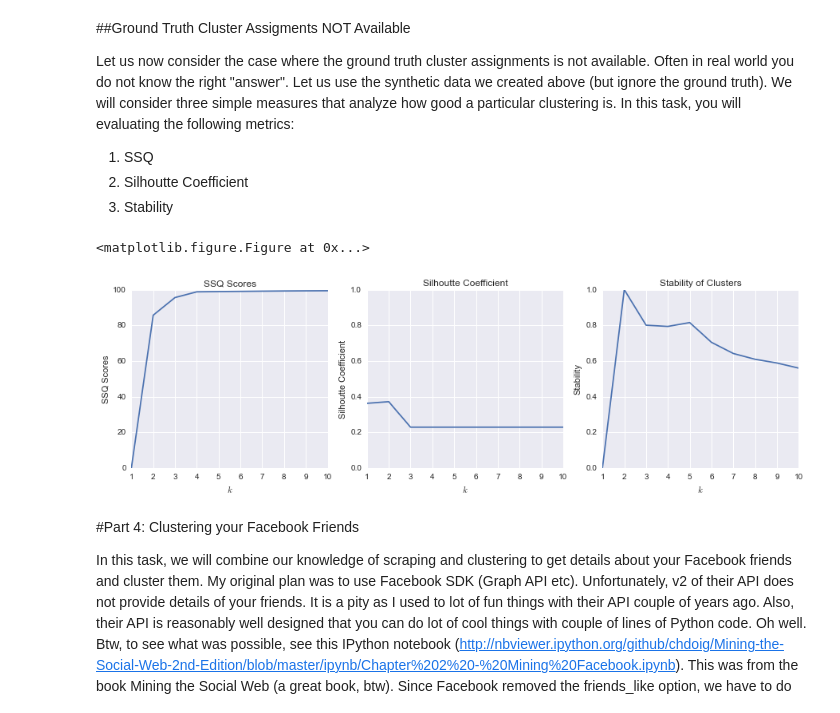
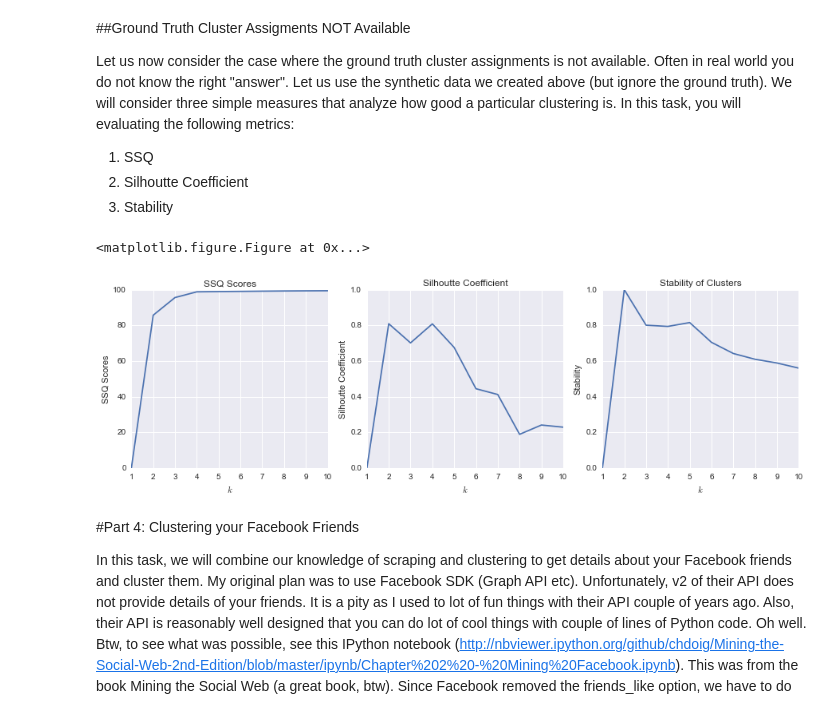
Before and after one commit to sreeharihegden/CSE-5334-Data-Mining, a Jupyter notebook: PA3/PA3_Clustering_DimensionalityReduction.ipynb, the cells around one changed output. Cells and saved outputs as stored; diff of their text form; code cells hidden in the pictures.

```diff
--- a/PA3/PA3_Clustering_DimensionalityReduction.ipynb
+++ b/PA3/PA3_Clustering_DimensionalityReduction.ipynb
@@ -852,27 +852,28 @@ t3a_adjusted_v_measure_scores = [0 for _ in t3_ind]
 for k in t3_ind:
 
     #Change below: Call KMeans with k clusters with k-means++ initialization and random state of 1234
-    t3a_kmeanspp = None
+    t3a_kmeanspp = KMeans(n_clusters=k,init='k-means++',random_state=1234)
+    t3a_kmeanspp.fit(t3_data)
     #Change below: Find the cluster assignments for the data
-    t3a_kmeanspp_cluster_assignments = None
+    t3a_kmeanspp_cluster_assignments = t3a_kmeanspp.labels_
 
     #Now let us compute the clustering score for each metric (use metrics.xyz for getting function xyz)
     # Watch out for the argument order (true, predicted)
 
     #Change below: compute the score based on ADJUSTED random index
-    t3a_adjusted_rand_index_scores[k-1] = None
+    t3a_adjusted_rand_index_scores[k-1] = metrics.adjusted_rand_score(t3_ground_truth, t3a_kmeanspp_cluster_assignments)
 
     #Change below: compute the score based on ADJUSTED mutual information score
-    t3a_adjusted_mutual_info_scores[k-1] = None
+    t3a_adjusted_mutual_info_scores[k-1] = metrics.adjusted_mutual_info_score(t3_ground_truth, t3a_kmeanspp_cluster_assignments)
 
     #Change below: compute the score based on homogeneity score
-    t3a_adjusted_homogeneity_scores[k-1] = None
+    t3a_adjusted_homogeneity_scores[k-1] = metrics.homogeneity_score(t3_ground_truth, t3a_kmeanspp_cluster_assignments)
 
     #Change below: compute the score based on completeness index
-    t3a_adjusted_completeness_scores[k-1] = None
+    t3a_adjusted_completeness_scores[k-1] = metrics.completeness_score(t3_ground_truth, t3a_kmeanspp_cluster_assignments)
 
     #Change below: compute the score based on v-measure index
-    t3a_adjusted_v_measure_scores[k-1] = None
+    t3a_adjusted_v_measure_scores[k-1] = metrics.v_measure_score(t3_ground_truth, t3a_kmeanspp_cluster_assignments)
 
 
 
@@ -939,59 +940,61 @@ t3b_stability_scores = [0 for _ in t3_ind]
 for k in t3_ind:
 
     #Change below: Call KMeans with k clusters with k-means++ initialization and random state of 1234
-    t3b_kmeanspp = None
+    t3b_kmeanspp = KMeans(n_clusters=k,init='k-means++',random_state=1234)
     #Change below: fit t3b_kmeanspp to data
-    t3b_kmeanspp_fitted = None
+    t3b_kmeanspp_fitted = t3b_kmeanspp.fit(t3_data)
     #Change below: Find the cluster assignments for the data
-    t3b_kmeanspp_cluster_assignments = None
+    t3b_kmeanspp_cluster_assignments = t3b_kmeanspp_fitted.labels_
 
 
     #Now let us compute the clustering score for each metric (use metrics.xyz for getting function xyz)
     # Watch out for the argument order (true, predicted)
 
     #Change below: compute ssq score using compute_ssq function
-    t3b_ssq_scores[k-1] = None
+    t3b_ssq_scores[k-1] = compute_ssq(t3_data, k, t3b_kmeanspp_fitted)
+
+    #Do not change: compute the score based on stability score
+    if k == 1: #Stability is defined for k >= 2
+        continue
 
     #Change below: compute the score based on silhouette_score with a sample size of 50
     #Note: do not set random state here - else it will give a constant score
     # Your results might look quite different from mine
-    t3b_silhoutte_coefficient_scores[k-1] = None
+    t3b_silhoutte_coefficient_scores[k-1] = metrics.silhouette_score(t3_data, t3b_kmeanspp_cluster_assignments, sample_size=50)
 
-    #Do not change: compute the score based on stability score
-    if k == 1: #Stability is defined for k >= 2
-        continue
+
 
     #Run k-means on a small sample , make predictions based on the sample centroids and see how stable they are
     np.random.seed(1234)
     t3b_stability_clusterings = [t3_kmeans_sample( t3_data, k, 0.5 ) for run in range(10)]
     t3b_stability_scores[k-1] = calc_pairwise_stability(t3b_stability_clusterings, metrics.adjusted_rand_score)
 
 
 
 #Do not change anything below
 plt.figure()
 fig,axes = plt.subplots(1, 3, figsize=(15,4))
 
 axes[0].plot(t3_ind, t3b_ssq_scores)
 axes[0].set_title('SSQ Scores')
 axes[0].set_xlabel('$k$')
 axes[0].set_ylabel('SSQ Scores')
 
 axes[1].plot(t3_ind, t3b_silhoutte_coefficient_scores)
 axes[1].set_title('Silhoutte Coefficient')
 axes[1].set_xlabel('$k$')
 axes[1].set_ylabel('Silhoutte Coefficient')
 axes[1].set_ylim( (0.0, 1.0) )
 
 axes[2].plot(t3_ind, t3b_stability_scores)
 axes[2].set_title('Stability of Clusters')
 axes[2].set_xlabel('$k$')
 axes[2].set_ylabel('Stability')
 
 plt.show()
 # %% [output]
 <matplotlib.figure.Figure at 0x...>
-[figure, old version]
+[figure, new version]
 # %% [markdown]
 #Part 4: Clustering your Facebook Friends
 
```
Also changed, not shown: parts of 7 cells of this notebook.
